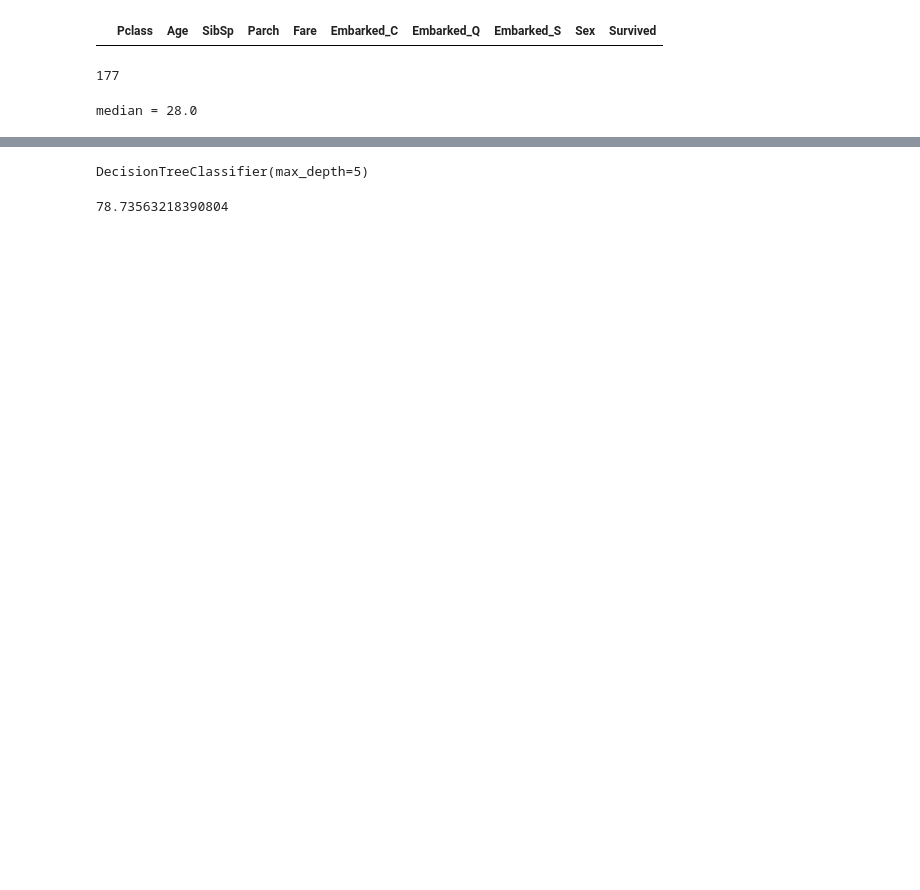
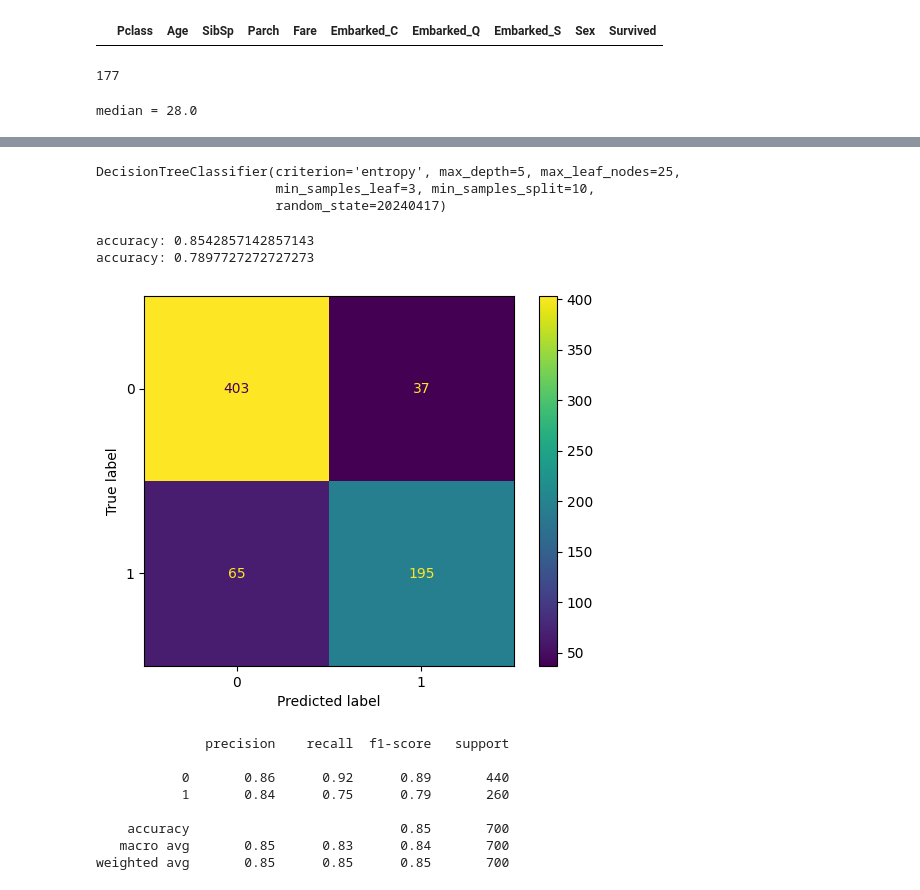
Before and after one commit to Kasymkhankhubiyev/AISiriusSpring2024, a Jupyter notebook: lab_03.ipynb, the cells around one changed output, grey strips where cells are left out. Cells and saved outputs as stored; diff of their text form; code cells hidden in the pictures; blank space fills up the shorter version.

```diff
--- a/lab_03.ipynb
+++ b/lab_03.ipynb
@@ -282,10 +369,40 @@ X_train, X_test, y_train, y_test = train_test_split(X, y, test_size=0.2, random_
+# %%
+# saved from grid search
+best_params = {'max_depth': 5,
+                'criterion': 'entropy',
+                'min_samples_split': 10,
+                'min_samples_leaf': 3,
+                'max_features': None,
+                'max_leaf_nodes': 25,
+                'random_state': 20240417}
 # %%
-dt = DecisionTreeClassifier(max_depth=5)
+dt = DecisionTreeClassifier(**best_params)
 
 dt.fit(X_train, y_train)
 # %% [output]
-DecisionTreeClassifier(max_depth=5)
+DecisionTreeClassifier(criterion='entropy', max_depth=5, max_leaf_nodes=25,
+                       min_samples_leaf=3, min_samples_split=10,
+                       random_state=20240417)
-# %%
-np.where(dt.predict(X_test) == y_test, 1, 0).sum() / len(y_test) * 100
-# %% [output]
-78.73563218390804
+# %%
+print(f'accuracy: {accuracy_score(y_train, dt.predict(X_train))}')
+print(f'accuracy: {accuracy_score(y_test, dt.predict(X_test))}')
+# %% [output]
+accuracy: 0.8542857142857143
+accuracy: 0.7897727272727273
+# %%
+prediction = dt.predict(X_train)
+cm = confusion_matrix(y_train, prediction)
+disp = ConfusionMatrixDisplay(cm)
+disp.plot()
+plt.show()
+print(classification_report(y_train, prediction))
+# %% [output]
+[figure, added]
+              precision    recall  f1-score   support
+
+           0       0.86      0.92      0.89       440
+           1       0.84      0.75      0.79       260
+
+    accuracy                           0.85       700
+   macro avg       0.85      0.83      0.84       700
+weighted avg       0.85      0.85      0.85       700
```
Also changed, not shown: parts of 47 cells of this notebook, 1 other file.
